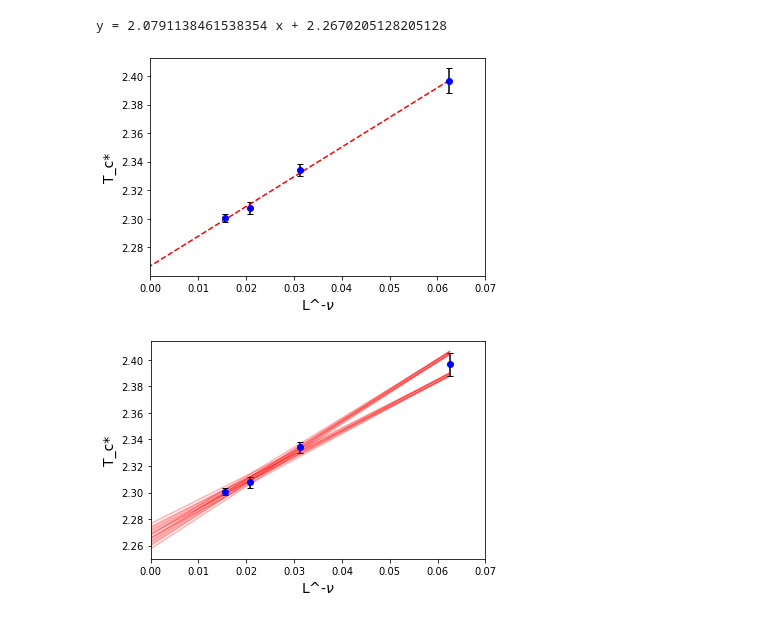
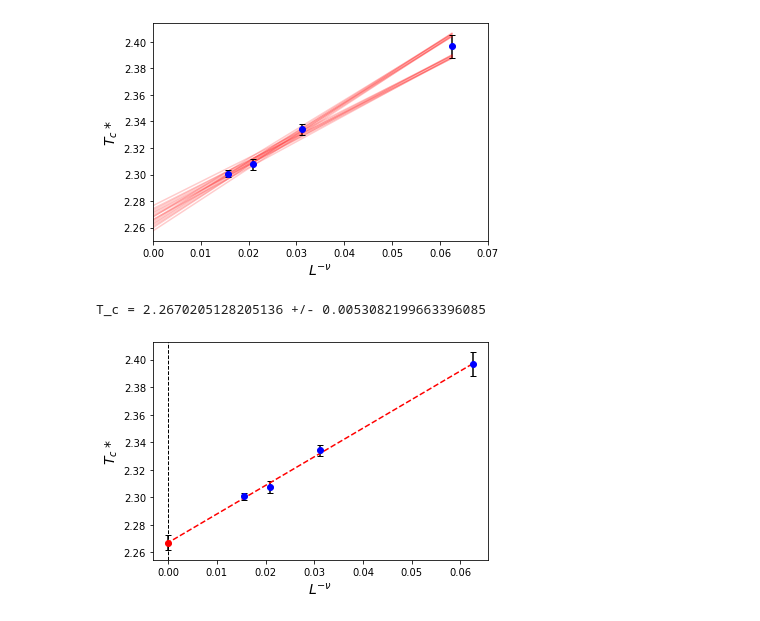
Before and after one commit to aadeliee22/MCMCIsing_SLMC, a Jupyter notebook: python/2nd/plot_cluster.ipynb, the cells around one changed output. Saved outputs shown, nothing was run; the diff lists cells and outputs as text; code cells hidden in the pictures.

```diff
--- a/python/2nd/plot_cluster.ipynb
+++ b/python/2nd/plot_cluster.ipynb
@@ -95,9 +165,9 @@ plt.show()
 # %%
 points = 5
-maxpoint=np.zeros((4, points))
-pseudopoint=np.zeros(4)
-maxerr=np.zeros(4)
-for j in range (4):
+maxpoint=np.zeros((cases, points))
+pseudopoint=np.zeros(cases)
+maxerr=np.zeros(cases)
+for j in range (cases):
     for i in range (points):
         maxpoint[j][i]=f[j].temperature[f[j].mag_sus==sorted(f[j].mag_sus, reverse=True)[i]]
     pseudopoint[j]=np.average(maxpoint[j])
@@ -105,35 +211,22 @@ for j in range (4):
 # %%
-t = [1/(16*(1+v)) for v in range (4)]
-t.append(0)
-z = np.polyfit(t[:4], pseudopoint, 1)
-p = np.poly1d(z)
-print("y =", z[0], "x +", z[1])
-plt.errorbar(t[:4], pseudopoint, yerr=maxerr, fmt="bo", linestyle="", ecolor='k', capsize=3)
-plt.plot(t,p(t),"r--")
-plt.xlabel('L^-$\\nu$', fontsize=14)
-plt.ylabel('T_c*', fontsize=14)
+for i in range (2**cases):
+    plt.plot(t, np.poly1d(zz[i])(t), 'r-', alpha=0.2)
+plt.errorbar(t[:cases], pseudopoint, yerr=maxerr, fmt="bo", linestyle="", ecolor='k', capsize=3)
+plt.xlabel('$L^{-\\nu}$', fontsize=14)
+plt.ylabel('$T_c*$', fontsize=14)
 plt.xlim(0, 0.07)
 plt.show()
 # %% [output]
-y = 2.0791138461538354 x + 2.2670205128205128
-[figure, old version]
+[figure, new version]
-# %%
-T_c_max = np.zeros((2**4, 4))
-zz=[]
-T_c_range = np.zeros(2**4)
-for i in range (2**4):
-    for j in range (4):
-        det = int(i/(2**j))%2
-        T_c_max[i][j]=pseudopoint[j]+maxerr[j]*((-1)**det)
-    zz.append(np.polyfit(t[:4], T_c_max[i], 1))
-    T_c_range[i] = zz[i][1]
 # %%
-for i in range (2**4):
-    plt.plot(t, np.poly1d(zz[i])(t), 'r-', alpha=0.3)
-plt.errorbar(t[:4], pseudopoint, yerr=maxerr, fmt="bo", linestyle="", ecolor='k', capsize=3)
-plt.xlabel('L^-$\\nu$', fontsize=14)
-plt.ylabel('T_c*', fontsize=14)
-plt.xlim(0, 0.07)
+print("T_c =", np.average(T_c_range), "+/-", np.std(T_c_range))
+plt.errorbar(t[:cases], pseudopoint, yerr=maxerr, fmt="bo", linestyle="", ecolor='k', capsize=3)
+plt.errorbar(0, np.average(T_c_range), yerr=np.std(T_c_range), fmt="ro", linestyle="", ecolor='k', capsize=3)
+plt.plot(t,p(t),"r--")
+plt.xlabel('$L^{-\\nu}$', fontsize=14)
+plt.ylabel('$T_c*$', fontsize=14)
+plt.axvline(x=0, color='k', linestyle='--', linewidth=1)
 plt.show()
 # %% [output]
+T_c = 2.2670205128205136 +/- 0.0053082199663396085
-[figure, old version]
+[figure, new version]
```
Also changed, not shown: parts of 21 cells of this notebook, 9 other files.
